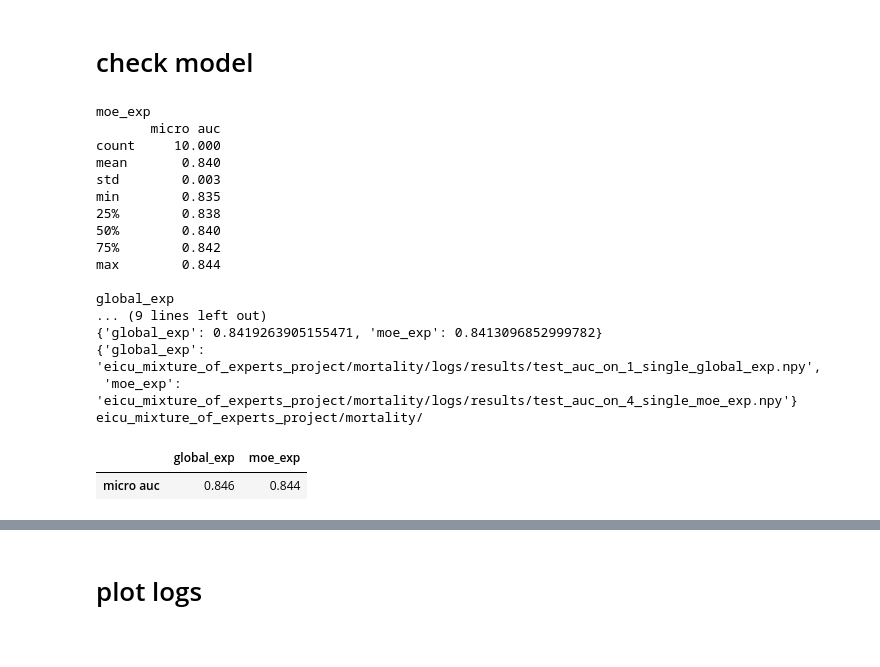
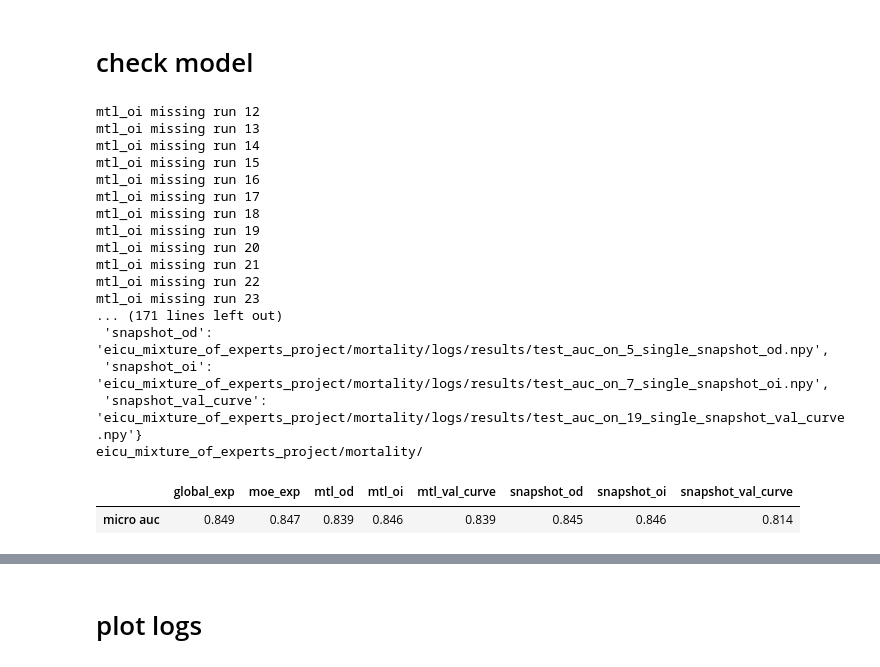
Before and after one commit to nathanwang000/mixture_of_experts_project, a Jupyter notebook: inspect_result.ipynb, the cells around one changed output, grey strips where cells are left out. Drawn from its saved outputs; the diff is of its cells as text; code cells hidden in the pictures.

```diff
--- a/inspect_result.ipynb
+++ b/inspect_result.ipynb
@@ -14,7 +14,7 @@ from collections import defaultdict
 # %% [markdown]
 # check model
 # %%
-def check_model(exp_names, task_dir, runnames, no_cohort_specific=True):
+def check_model(exp_names, task_dir, runnames, no_cohort_specific=True, verbose=True):
     '''
     check the result of models
     returns result, val_best_names, val_best
@@ -40,8 +40,9 @@ def check_model(exp_names, task_dir, runnames, no_cohort_specific=True):
         pds[exp_name] = df.transpose()
 
     for exp_name in exp_names:
-        print('\n' + exp_name)
-        print(pds[exp_name].describe().round(3))
+        if verbose:
+            print('\n' + exp_name)
+            print(pds[exp_name].describe().round(3))
 
     ### second part: choose from best validation
     pd_dict = {}
@@ -75,33 +76,36 @@ def check_model(exp_names, task_dir, runnames, no_cohort_specific=True):
     df = df.rename({len(df.index)-1: 'micro auc'}, axis='index')
     return df, val_best_name, val_best
 # %%
-exp_names = ['moe_exp', 'global_exp']
+exp_names = ['moe_exp', 'global_exp',
+             'mtl_od', 'mtl_oi',
+             'mtl_val_curve', 'snapshot_val_curve',
+             'snapshot_od', 'snapshot_oi']
 task_dir = 'eicu_mixture_of_experts_project/mortality/'
-runnames = list(range(10))
+runnames = list(range(30))
 result, val_best_name, val_best = check_model(exp_names, task_dir, runnames)
 
 pprint.pprint(val_best)
 pprint.pprint(val_best_name)
 print(task_dir)
 result.round(3)
 # %% [output]
-moe_exp
-       micro auc
-count     10.000
-mean       0.840
-std        0.003
-min        0.835
-25%        0.838
-50%        0.840
-75%        0.842
-max        0.844
-
-global_exp
-... (9 lines left out)
-{'global_exp': 0.8419263905155471, 'moe_exp': 0.8413096852999782}
-{'global_exp': 'eicu_mixture_of_experts_project/mortality/logs/results/test_auc_on_1_single_global_exp.npy',
- 'moe_exp': 'eicu_mixture_of_experts_project/mortality/logs/results/test_auc_on_4_single_moe_exp.npy'}
+mtl_oi missing run 12
+mtl_oi missing run 13
+mtl_oi missing run 14
+mtl_oi missing run 15
+mtl_oi missing run 16
+mtl_oi missing run 17
+mtl_oi missing run 18
+mtl_oi missing run 19
+mtl_oi missing run 20
+mtl_oi missing run 21
+mtl_oi missing run 22
+mtl_oi missing run 23
+... (171 lines left out)
+ 'snapshot_od': 'eicu_mixture_of_experts_project/mortality/logs/results/test_auc_on_5_single_snapshot_od.npy',
+ 'snapshot_oi': 'eicu_mixture_of_experts_project/mortality/logs/results/test_auc_on_7_single_snapshot_oi.npy',
+ 'snapshot_val_curve': 'eicu_mixture_of_experts_project/mortality/logs/results/test_auc_on_19_single_snapshot_val_curve.npy'}
 eicu_mixture_of_experts_project/mortality/
-|  | global_exp | moe_exp |
-| micro auc | 0.846 | 0.844 |
+|  | global_exp | moe_exp | mtl_od | mtl_oi | mtl_val_curve | snapshot_od | snapshot_oi | snapshot_val_curve |
+| micro auc | 0.849 | 0.847 | 0.839 | 0.846 | 0.839 | 0.845 | 0.846 | 0.814 |
 # %%
```
Also changed, not shown: parts of 11 cells of this notebook, 2 other files.
